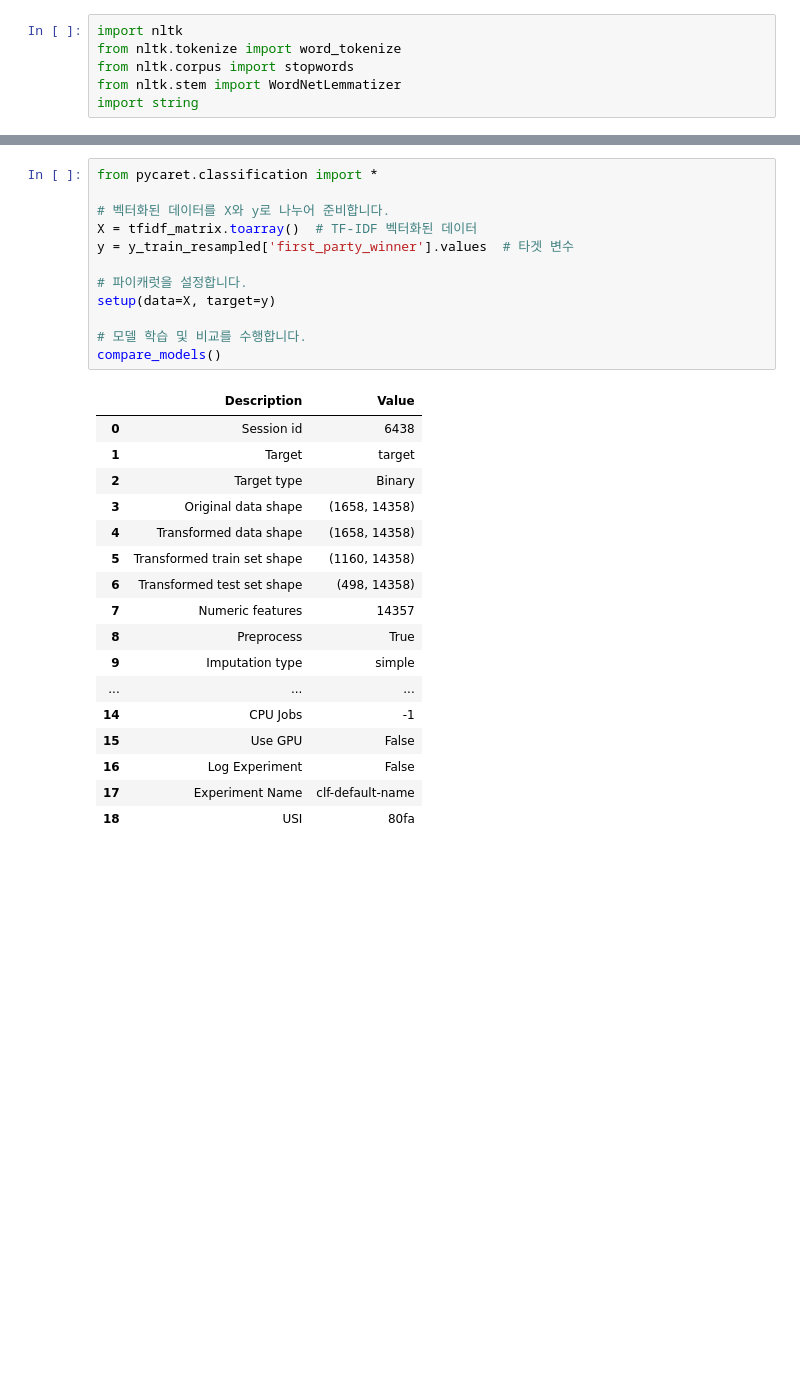
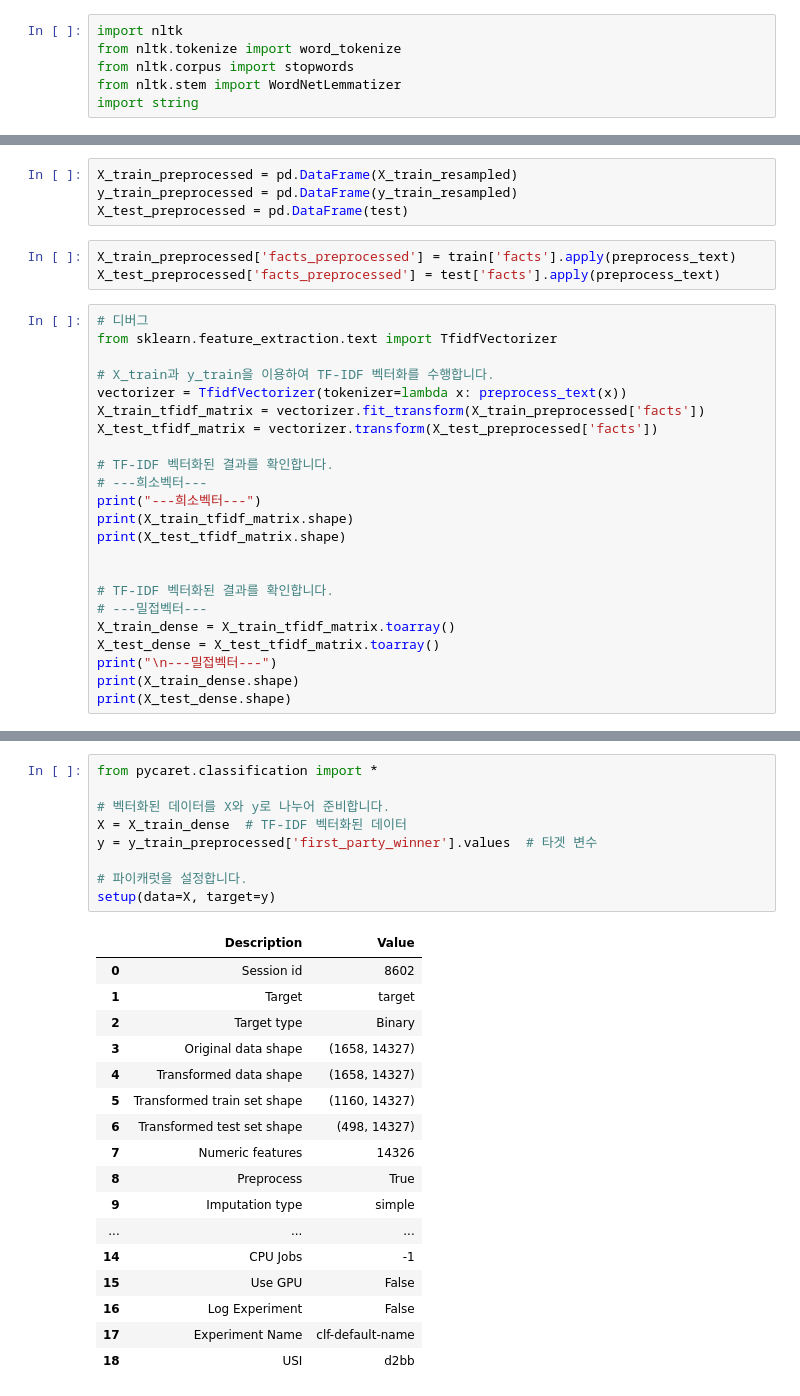
Before and after one commit to being0606/DACON_Judge, a Jupyter notebook: downSampling + TF-IDF + LM.ipynb, the cells around one changed output, grey strips where cells are left out. Cells and saved outputs as stored; diff of their text form; blank space fills up the shorter version.

```diff
--- a/downSampling + TF-IDF + LM.ipynb
+++ b/downSampling + TF-IDF + LM.ipynb
@@ -139,0 +86,30 @@ print(tfidf_matrix.shape)
+# %%
+X_train_preprocessed = pd.DataFrame(X_train_resampled)
+y_train_preprocessed = pd.DataFrame(y_train_resampled)
+X_test_preprocessed = pd.DataFrame(test)
+# %%
+X_train_preprocessed['facts_preprocessed'] = train['facts'].apply(preprocess_text)
+X_test_preprocessed['facts_preprocessed'] = test['facts'].apply(preprocess_text)
+# %%
+# 디버그
+from sklearn.feature_extraction.text import TfidfVectorizer
+
+# X_train과 y_train을 이용하여 TF-IDF 벡터화를 수행합니다.
+vectorizer = TfidfVectorizer(tokenizer=lambda x: preprocess_text(x))
+X_train_tfidf_matrix = vectorizer.fit_transform(X_train_preprocessed['facts'])
+X_test_tfidf_matrix = vectorizer.transform(X_test_preprocessed['facts'])
+
+# TF-IDF 벡터화된 결과를 확인합니다.
+# ---희소벡터---
+print("---희소벡터---")
+print(X_train_tfidf_matrix.shape)
+print(X_test_tfidf_matrix.shape)
+
+
+# TF-IDF 벡터화된 결과를 확인합니다.
+# ---밀접벡터---
+X_train_dense = X_train_tfidf_matrix.toarray()
+X_test_dense = X_test_tfidf_matrix.toarray()
+print("\n---밀접벡터---")
+print(X_train_dense.shape)
+print(X_test_dense.shape)
@@ -146,25 +126,22 @@ print(tfidf_matrix.shape)
 # %%
 from pycaret.classification import *
 
 # 벡터화된 데이터를 X와 y로 나누어 준비합니다.
-X = tfidf_matrix.toarray()  # TF-IDF 벡터화된 데이터
-y = y_train_resampled['first_party_winner'].values  # 타겟 변수
+X = X_train_dense  # TF-IDF 벡터화된 데이터
+y = y_train_preprocessed['first_party_winner'].values  # 타겟 변수
 
 # 파이캐럿을 설정합니다.
 setup(data=X, target=y)
-
-# 모델 학습 및 비교를 수행합니다.
-compare_models()
 # %% [output]
 |  | Description | Value |
-| 0 | Session id | 6438 |
+| 0 | Session id | 8602 |
 | 1 | Target | target |
 | 2 | Target type | Binary |
-| 3 | Original data shape | (1658, 14358) |
-| 4 | Transformed data shape | (1658, 14358) |
-| 5 | Transformed train set shape | (1160, 14358) |
-| 6 | Transformed test set shape | (498, 14358) |
-| 7 | Numeric features | 14357 |
+| 3 | Original data shape | (1658, 14327) |
+| 4 | Transformed data shape | (1658, 14327) |
+| 5 | Transformed train set shape | (1160, 14327) |
+| 6 | Transformed test set shape | (498, 14327) |
+| 7 | Numeric features | 14326 |
 | 8 | Preprocess | True |
 | 9 | Imputation type | simple |
 | ... | ... | ... |
@@ -172,4 +149,4 @@ compare_models()
 | 15 | Use GPU | False |
 | 16 | Log Experiment | False |
 | 17 | Experiment Name | clf-default-name |
-| 18 | USI | 80fa |
+| 18 | USI | d2bb |
```
Also changed, not shown: parts of 23 cells of this notebook, 2 other files.
